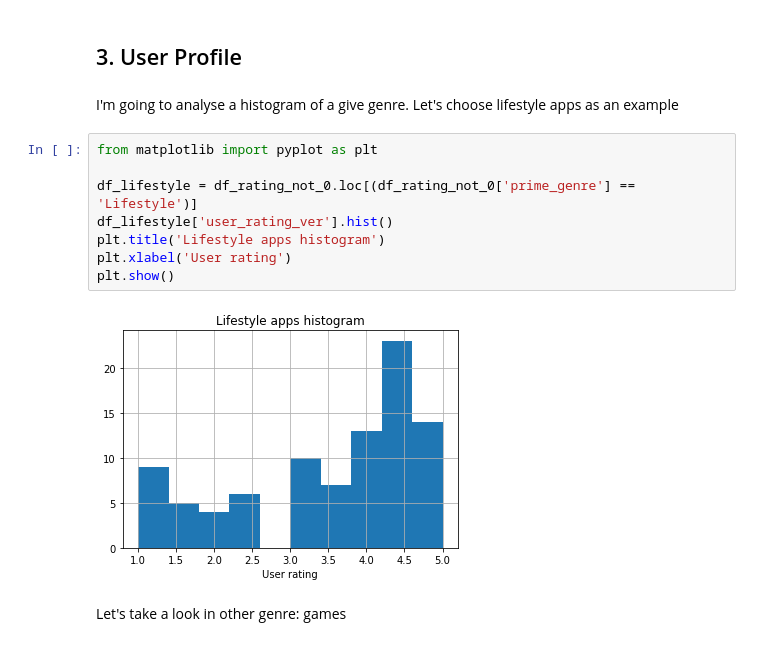
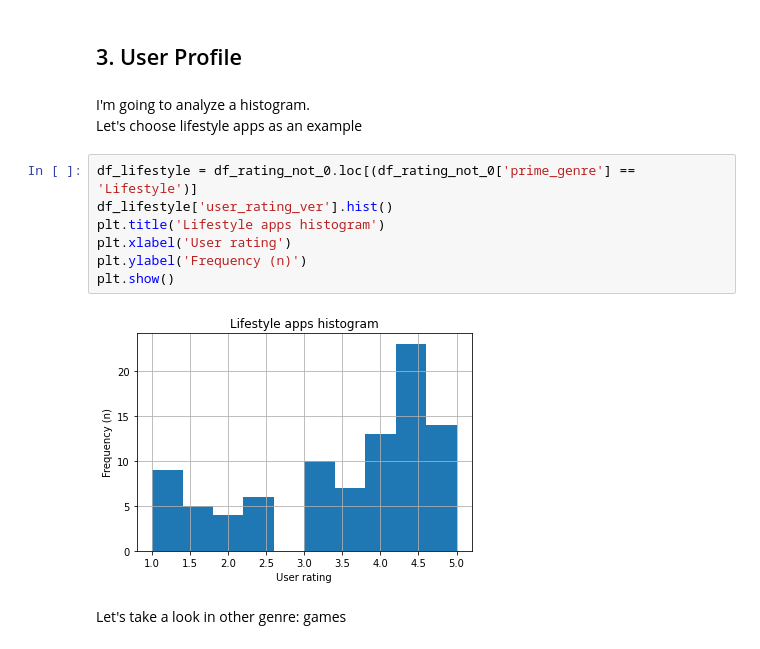
Before and after one commit to rlojunior/sandbox, a Jupyter notebook: Show_Cases/Apple_Store_Study.ipynb, the cells around one changed output. Saved outputs shown, nothing was run; the diff lists cells and outputs as text.

```diff
--- a/Show_Cases/Apple_Store_Study.ipynb
+++ b/Show_Cases/Apple_Store_Study.ipynb
@@ -101,17 +224,17 @@ Name: user_rating_ver, dtype: float64
 # %% [markdown]
 ## 3. User Profile
 # %% [markdown]
-I'm going to analyse a histogram of a give genre. Let's choose lifestyle apps as an example
+I'm going to analyze a histogram.
+Let's choose lifestyle apps as an example
 # %%
-from matplotlib import pyplot as plt
-
 df_lifestyle = df_rating_not_0.loc[(df_rating_not_0['prime_genre'] == 'Lifestyle')]
 df_lifestyle['user_rating_ver'].hist()
 plt.title('Lifestyle apps histogram')
 plt.xlabel('User rating')
+plt.ylabel('Frequency (n)')
 plt.show()
 # %% [output]
-[figure, old version]
+[figure, new version]
 # %% [markdown]
 Let's take a look in other genre: games
 # %%
```
Also changed, not shown: parts of 37 cells of this notebook, 2 other files.
